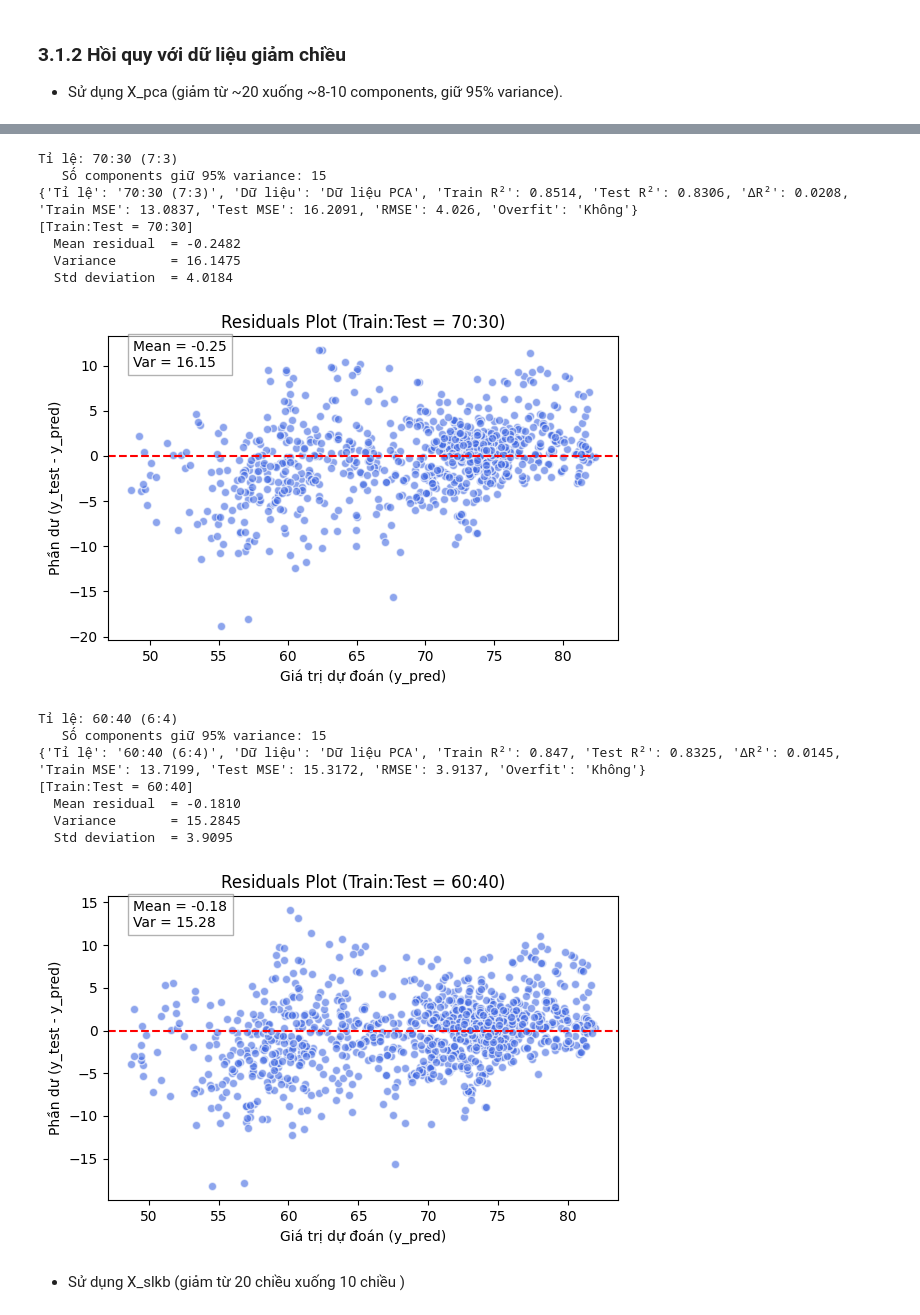
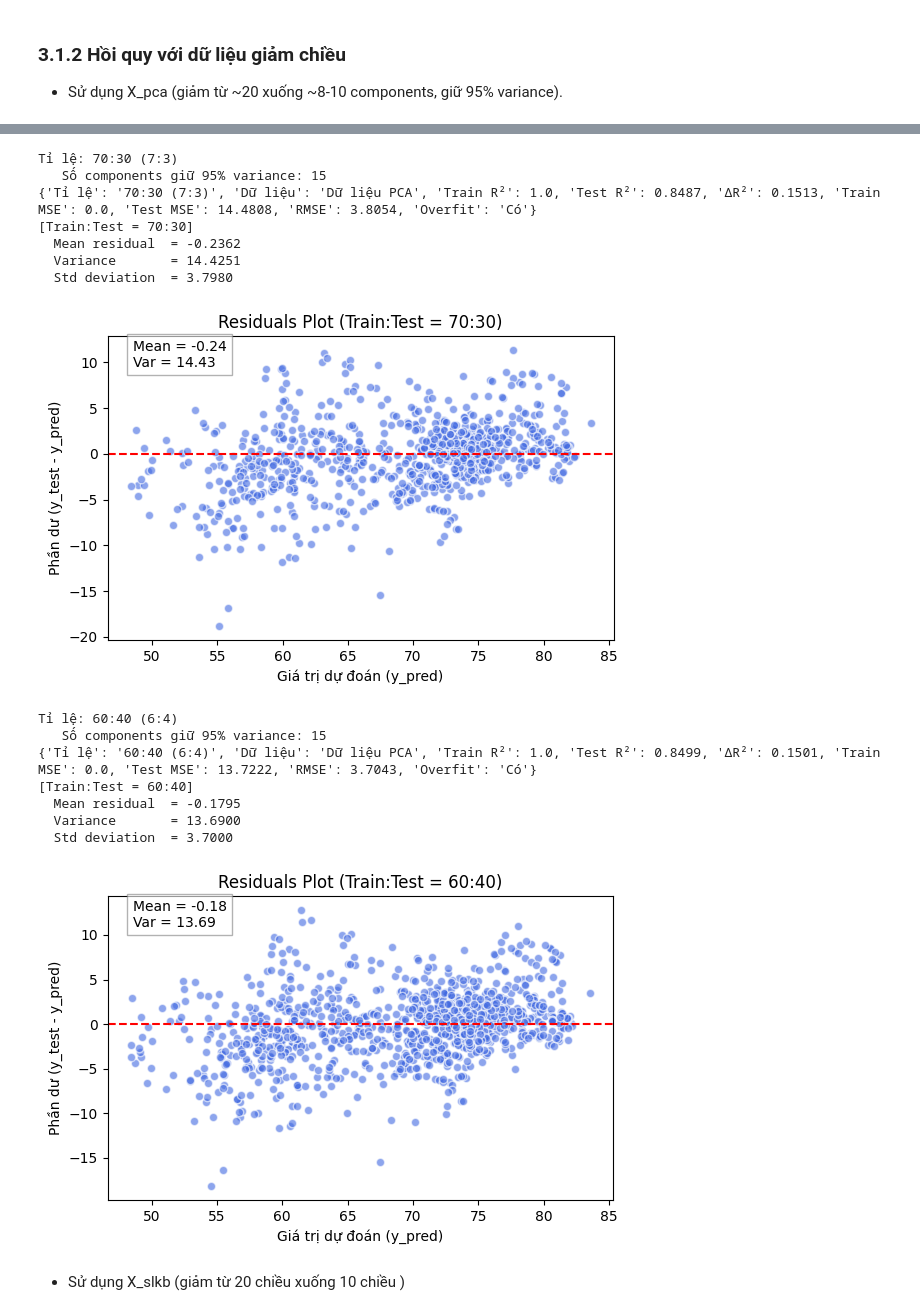
Before and after one commit to ducqwang/life-expectancy-prediction, a Jupyter notebook: src/source.ipynb, the cells around one changed output, grey strips where cells are left out. Cells and saved outputs as stored; diff of their text form; code cells hidden in the pictures.

```diff
--- a/src/source.ipynb
+++ b/src/source.ipynb
@@ -926,7 +928,7 @@ for train_size, test_size, ratio_name in split_ratios:
     k = max(1, int(np.sqrt(len(X_train_orig_knn))))
     print(f"   k = {k}")
 
-    knn = KNeighborsRegressor(n_neighbors=k, weights="uniform", metric="manhattan")
+    knn = KNeighborsRegressor(n_neighbors=k, weights="distance", metric="manhattan")
     knn.fit(X_train_scaled_knn, y_train_orig_knn)
 
     y_pred_origin_knn = []
@@ -994,7 +996,7 @@ for train_size, test_size, ratio_name in split_ratios:
     X_test_pca = pca_95.transform(X_test_scaled)
 
     k = max(1, int(np.sqrt(len(X_train_pca_knn))))
-    knn_pca = KNeighborsRegressor(n_neighbors=k, weights="uniform", metric="manhattan")
+    knn_pca = KNeighborsRegressor(n_neighbors=k, weights="distance", metric="manhattan")
     knn_pca.fit(X_train_pca, y_train_pca_knn)
 
     y_pred_pca_knn = []
@@ -1017,19 +1019,19 @@ Tỉ lệ: 80:20 (4:1)
 Tỉ lệ: 70:30 (7:3)
    Số components giữ 95% variance: 15
-{'Tỉ lệ': '70:30 (7:3)', 'Dữ liệu': 'Dữ liệu PCA', 'Train R²': 0.8514, 'Test R²': 0.8306, 'ΔR²': 0.0208, 'Train MSE': 13.0837, 'Test MSE': 16.2091, 'RMSE': 4.026, 'Overfit': 'Không'}
+{'Tỉ lệ': '70:30 (7:3)', 'Dữ liệu': 'Dữ liệu PCA', 'Train R²': 1.0, 'Test R²': 0.8487, 'ΔR²': 0.1513, 'Train MSE': 0.0, 'Test MSE': 14.4808, 'RMSE': 3.8054, 'Overfit': 'Có'}
 [Train:Test = 70:30]
-  Mean residual  = -0.2482
-  Variance       = 16.1475
-  Std deviation  = 4.0184
+  Mean residual  = -0.2362
+  Variance       = 14.4251
+  Std deviation  = 3.7980
-[figure, old version]
+[figure, new version]
 Tỉ lệ: 60:40 (6:4)
    Số components giữ 95% variance: 15
-{'Tỉ lệ': '60:40 (6:4)', 'Dữ liệu': 'Dữ liệu PCA', 'Train R²': 0.847, 'Test R²': 0.8325, 'ΔR²': 0.0145, 'Train MSE': 13.7199, 'Test MSE': 15.3172, 'RMSE': 3.9137, 'Overfit': 'Không'}
+{'Tỉ lệ': '60:40 (6:4)', 'Dữ liệu': 'Dữ liệu PCA', 'Train R²': 1.0, 'Test R²': 0.8499, 'ΔR²': 0.1501, 'Train MSE': 0.0, 'Test MSE': 13.7222, 'RMSE': 3.7043, 'Overfit': 'Có'}
 [Train:Test = 60:40]
-  Mean residual  = -0.1810
-  Variance       = 15.2845
-  Std deviation  = 3.9095
+  Mean residual  = -0.1795
+  Variance       = 13.6900
+  Std deviation  = 3.7000
-[figure, old version]
+[figure, new version]
 # %% [markdown]
 - Sử dụng X_slkb (giảm từ 20 chiều xuống 10 chiều )
 # %%
```
Also changed, not shown: parts of 9 cells of this notebook, 20 other files.
